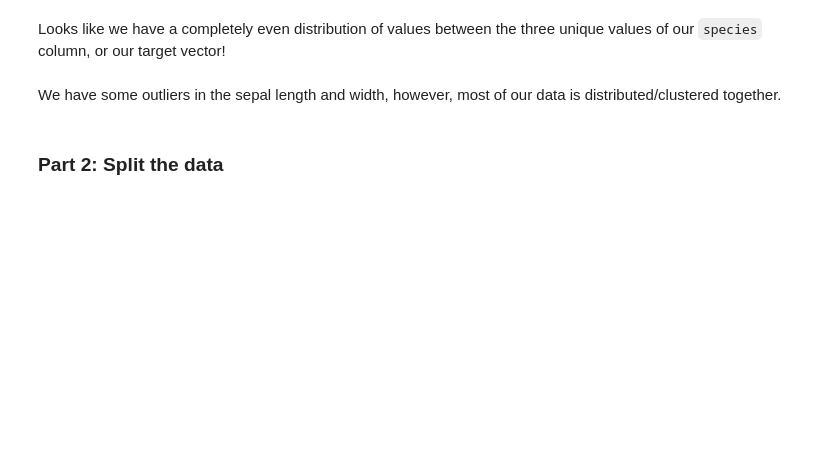
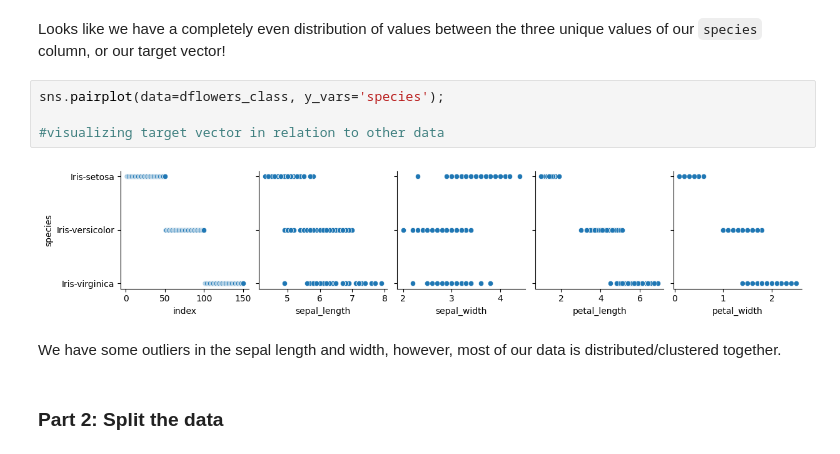
Before and after one commit to itesser/CT_Coursework, a Jupyter notebook: Week_4/Python for DA Day III.ipynb, the cells around one changed output. Drawn from its saved outputs; the diff is of its cells as text; blank space fills up the shorter version.

```diff
--- a/Week_4/Python for DA Day III.ipynb
+++ b/Week_4/Python for DA Day III.ipynb
@@ -538,5 +711,11 @@ Looks like each of our columns are the proper types and we have changed each col
 # %% [markdown]
 Looks like we have a completely even distribution of values between the three unique values of our `species` column, or our target vector!
+# %%
+sns.pairplot(data=dflowers_class, y_vars='species');
+
+#visualizing target vector in relation to other data
+# %% [output]
+[figure, added]
 # %% [markdown]
 We have some outliers in the sepal length and width, however, most of our data is distributed/clustered together.
 # %% [markdown]
```
Also changed, not shown: parts of 24 cells of this notebook, 9 other files.
